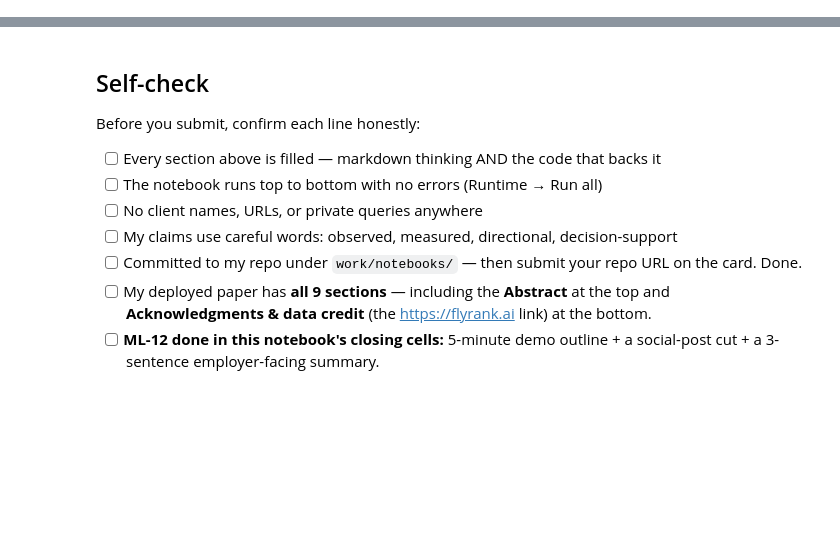
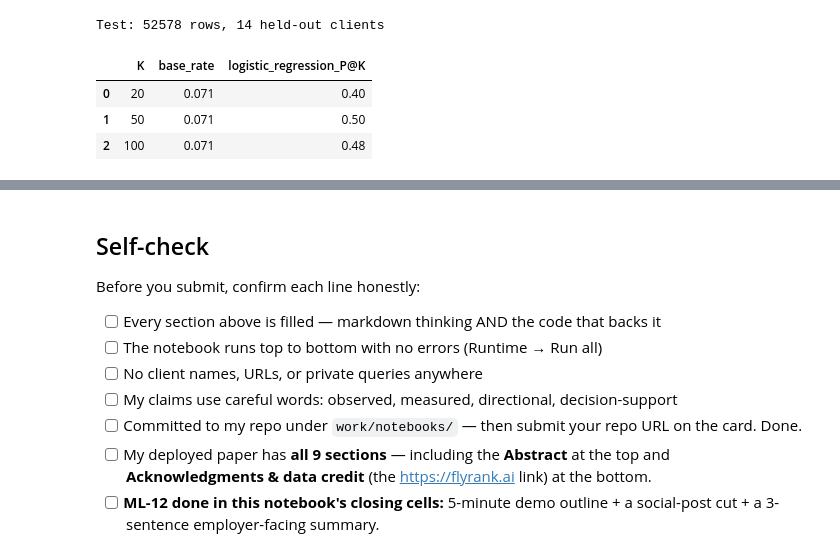
Before and after one commit to MohamedRamadan164/FlyRank_ML_internship, a Jupyter notebook: work/notebooks/capstone.ipynb, the cells around one changed output, grey strips where cells are left out. Saved outputs shown, nothing was run; the diff lists cells and outputs as text; code cells hidden in the pictures; blank space fills up the shorter version.

```diff
--- a/work/notebooks/capstone.ipynb
+++ b/work/notebooks/capstone.ipynb
@@ -32,0 +104,20 @@ This skeleton is yours to fill. Work the sections **in order** — each one has
+# %%
+%pip -q install duckdb
+import duckdb
+
+con = duckdb.connect()
+try:
+    from google.colab import userdata
+    HF_TOKEN = userdata.get("HF_TOKEN")
+except Exception:
+    import getpass
+    HF_TOKEN = getpass.getpass("HF_TOKEN (not shown, not saved to disk): ")
+con.execute(f"CREATE OR REPLACE SECRET hf (TYPE huggingface, TOKEN '{HF_TOKEN}')")
+
+BASE = "hf://datasets/FlyRank/internship-warehouse"
+DIM_CONTENT = f"read_parquet('{BASE}/dim_content.parquet')"
+FACT_MAR = f"read_parquet('{BASE}/fact_content_daily_performance/month=2026-03/*.parquet')"
+
+# Peek real columns -- do not trust names below until confirmed against this output.
+print(con.sql(f"SELECT * FROM {DIM_CONTENT} LIMIT 3").df().columns.tolist())
+print(con.sql(f"SELECT * FROM {FACT_MAR} LIMIT 3").df().columns.tolist())
@@ -32,0 +230,40 @@ This skeleton is yours to fill. Work the sections **in order** — each one has
+# %%
+import numpy as np
+from sklearn.model_selection import GroupShuffleSplit
+from sklearn.linear_model import LogisticRegression
+from sklearn.preprocessing import StandardScaler
+from sklearn.compose import ColumnTransformer
+from sklearn.pipeline import Pipeline
+from sklearn.impute import SimpleImputer
+
+def precision_at_k(scores, labels, k):
+    order = np.argsort(-np.asarray(scores))
+    return np.asarray(labels)[order[:k]].mean()
+
+num_feats = ["word_count", "backlinks", "search_volume", "competition", "content_age_days",
+             "days_since_last_update", "gsc_avg_position_first_half", "clicks_first_half", "impressions_first_half"]
+
+gss = GroupShuffleSplit(n_splits=1, test_size=0.25, random_state=42)
+train_idx, test_idx = next(gss.split(features, groups=features["client_hash_id"]))
+train, test = features.iloc[train_idx], features.iloc[test_idx]
+assert not (set(train["client_hash_id"]) & set(test["client_hash_id"]))
+
+pre = ColumnTransformer([("num", Pipeline([("imp", SimpleImputer(strategy="median")), ("sc", StandardScaler())]), num_feats)])
+logit = Pipeline([("pre", pre), ("clf", LogisticRegression(max_iter=2000, class_weight="balanced"))])
+logit.fit(train[num_feats], train["is_declining_this_month"])
+score = logit.predict_proba(test[num_feats])[:, 1]
+
+yte = test["is_declining_this_month"].values
+warehouse_table = pd.DataFrame([
+    {"K": k, "base_rate": round(yte.mean(), 3), "logistic_regression_P@K": round(precision_at_k(score, yte, k), 3)}
+    for k in [20, 50, 100]
+])
+print(f"Test: {len(test)} rows, {test['client_hash_id'].nunique()} held-out clients")
+warehouse_table
+# [[FILL IN AFTER YOU RUN]]: does this track the starter-sample prototype in 4a? Report both, don't only keep the flattering one.
+# %% [output]
+Test: 52578 rows, 14 held-out clients
+|  | K | base_rate | logistic_regression_P@K |
+| 0 | 20 | 0.071 | 0.40 |
+| 1 | 50 | 0.071 | 0.50 |
+| 2 | 100 | 0.071 | 0.48 |
```
Also changed, not shown: parts of 21 cells of this notebook.
